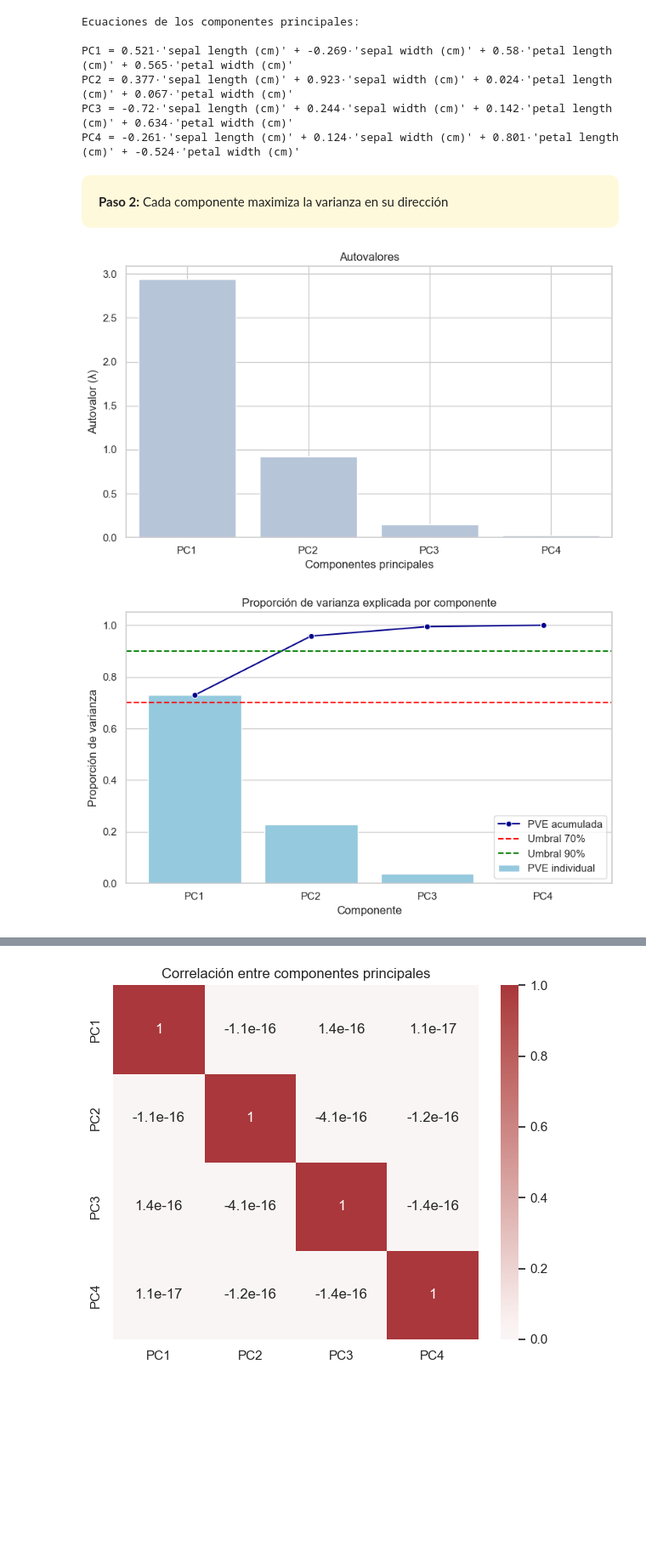
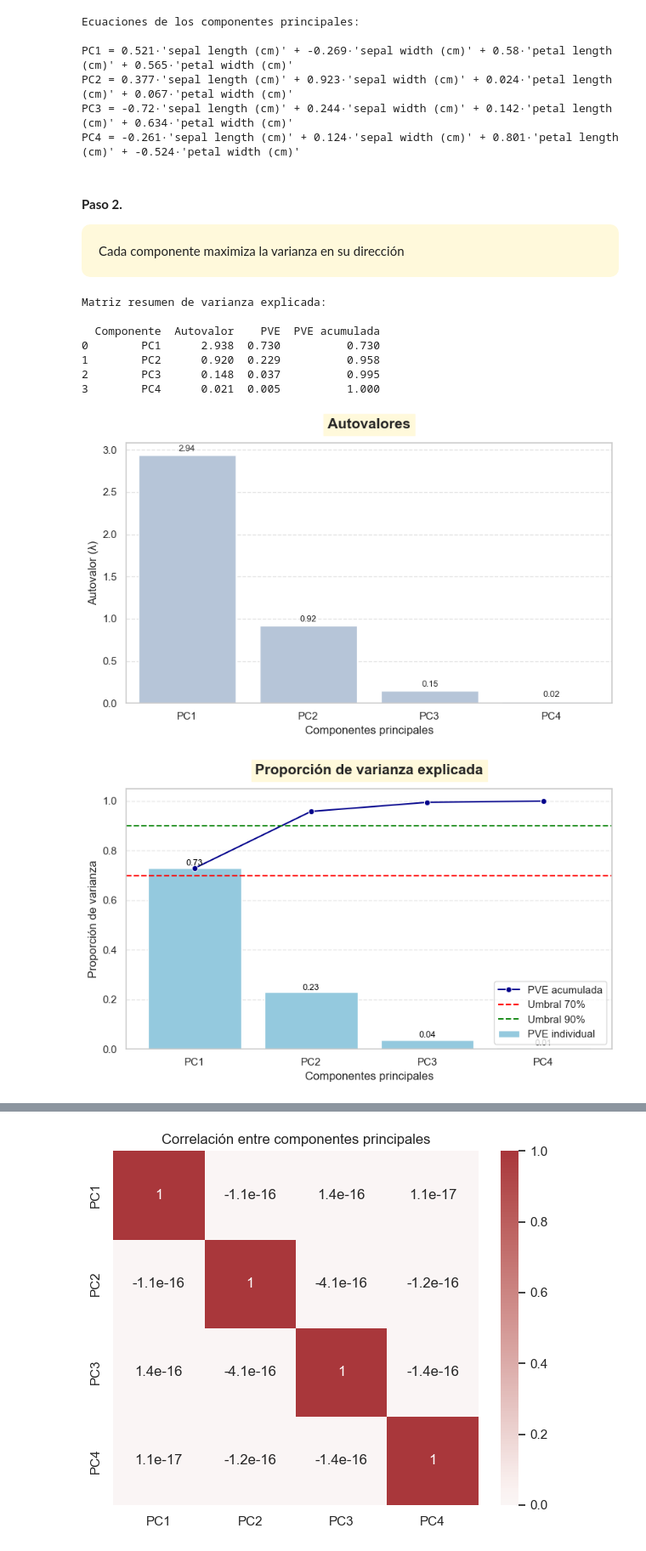
Before and after one commit to mariabda2/intro_data_2026, a Jupyter notebook: FCD_U2_1_univariado_bivariado_multivariado.ipynb, the cells around one changed output, grey strips where cells are left out. Shown at 85% size. Saved outputs shown, nothing was run; the diff lists cells and outputs as text; code cells hidden in the pictures; blank space fills up the shorter version.

```diff
--- a/FCD_U2_1_univariado_bivariado_multivariado.ipynb
+++ b/FCD_U2_1_univariado_bivariado_multivariado.ipynb
@@ -1166,47 +984,70 @@ PC2 = 0.377·'sepal length (cm)' + 0.923·'sepal width (cm)' + 0.024·'petal len
 PC3 = -0.72·'sepal length (cm)' + 0.244·'sepal width (cm)' + 0.142·'petal length (cm)' + 0.634·'petal width (cm)'
 PC4 = -0.261·'sepal length (cm)' + 0.124·'sepal width (cm)' + 0.801·'petal length (cm)' + -0.524·'petal width (cm)'
 # %% [markdown]
+#### **Paso 2.**
 <div style="background-color:#fff9db; padding:20px; border-radius:10px;">
-<b>Paso 2:</b> Cada componente maximiza la varianza en su dirección
+<b></b> Cada componente maximiza la varianza en su dirección
 </div>
 # %%
 # Varianza explicada
 varianza = pca.explained_variance_
 PVE = pca.explained_variance_ratio_
 PVE_acum = np.cumsum(PVE)
 componentes = [f'PC{i+1}' for i in range(len(PVE))]
 
 # DataFrame para visualización
 df_varianza = pd.DataFrame({
     'Componente': componentes,
     'Autovalor': varianza,
     'PVE': PVE,
     'PVE acumulada': PVE_acum
 })
 
-# Autovalores
+print("Matriz resumen de varianza explicada:\n")
+print(df_varianza.round(3))
+
+# --------------------------
+# Gráfico 1: Autovalores
+# --------------------------
 plt.figure(figsize=(8, 5))
-sns.barplot(x='Componente', y='Autovalor', data=df_varianza, color='lightsteelblue')
-plt.title('Autovalores')
-plt.ylabel('Autovalor (λ)')
-plt.xlabel('Componentes principales')
-plt.grid(True)
+ax = sns.barplot(x='Componente', y='Autovalor', data=df_varianza, color='lightsteelblue')
+for i, v in enumerate(df_varianza['Autovalor']):
+    ax.text(i, v + 0.05, f"{v:.2f}", ha='center', fontsize=9)
+plt.title("Autovalores", fontsize=15, fontweight="bold", backgroundcolor="#fff9db", pad=15)
+plt.ylabel("Autovalor (λ)")
+plt.xlabel("Componentes principales")
+plt.grid(axis='y', linestyle='--', alpha=0.5)
 plt.tight_layout()
 plt.show()
 
-
-# Proporción de varianza explicada
+# --------------------------
+# Gráfico 2: Proporción de varianza explicada
+# --------------------------
 plt.figure(figsize=(8, 5))
 sns.barplot(x='Componente', y='PVE', data=df_varianza, color='skyblue', label='PVE individual')
 sns.lineplot(x='Componente', y='PVE acumulada', data=df_varianza, marker='o', color='darkblue', label='PVE acumulada')
+
 plt.axhline(0.7, color='red', linestyle='--', label='Umbral 70%')
 plt.axhline(0.9, color='green', linestyle='--', label='Umbral 90%')
-plt.title('Proporción de varianza explicada por componente')
-plt.ylabel('Proporción de varianza')
+
+for i, v in enumerate(df_varianza['PVE']):
+    plt.text(i, v + 0.01, f"{v:.2f}", ha='center', fontsize=9, color='black')
+
+plt.title("Proporción de varianza explicada", fontsize=15, fontweight="bold", backgroundcolor="#fff9db", pad=15)
+plt.ylabel("Proporción de varianza")
+plt.xlabel("Componentes principales")
 plt.legend()
+plt.grid(axis='y', linestyle='--', alpha=0.5)
 plt.tight_layout()
 plt.show()
 # %% [output]
+Matriz resumen de varianza explicada:
+
+  Componente  Autovalor    PVE  PVE acumulada
+0        PC1      2.938  0.730          0.730
+1        PC2      0.920  0.229          0.958
+2        PC3      0.148  0.037          0.995
+3        PC4      0.021  0.005          1.000
-[figure, old version]
+[figure, new version]
-[figure, old version]
+[figure, new version]
 # %% [markdown]
```
Also changed, not shown: parts of 34 cells of this notebook.
